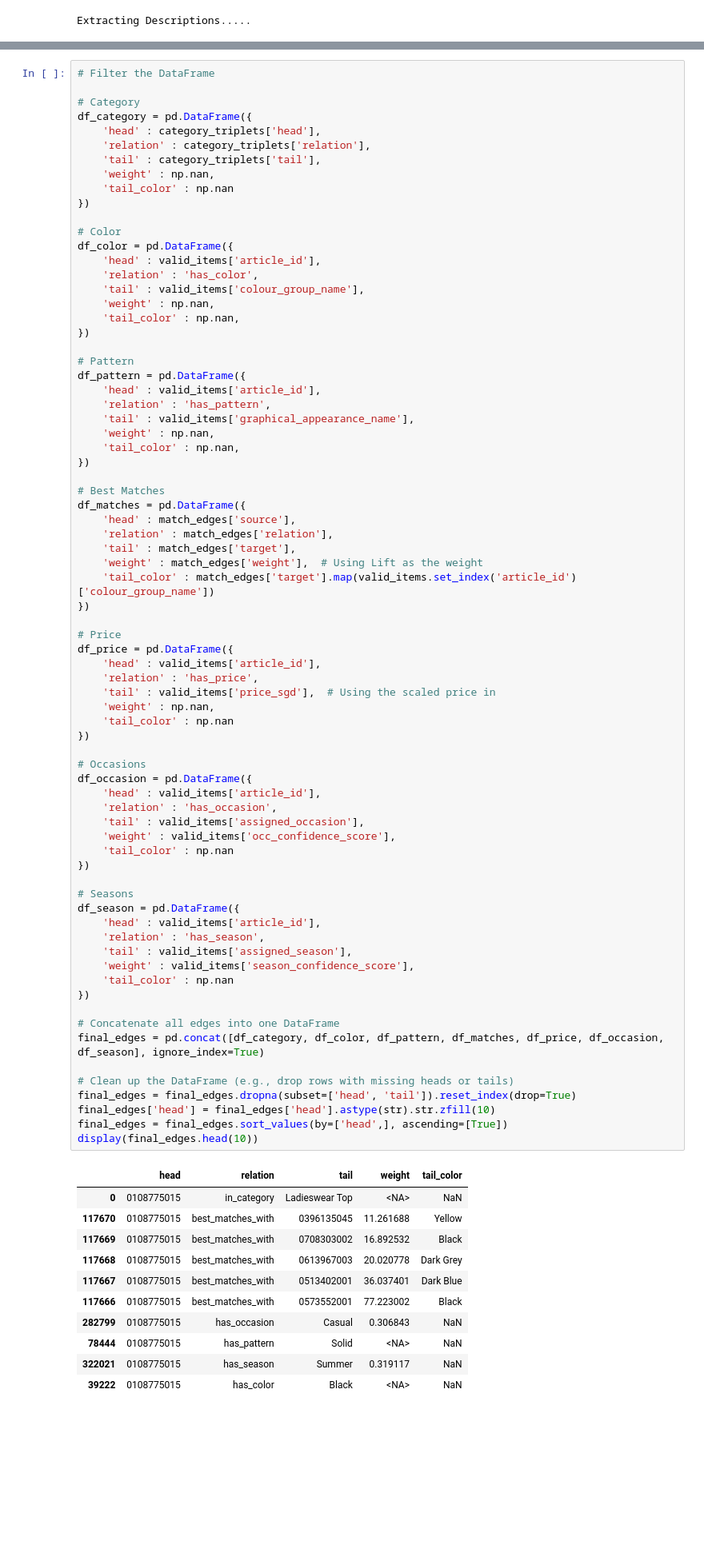
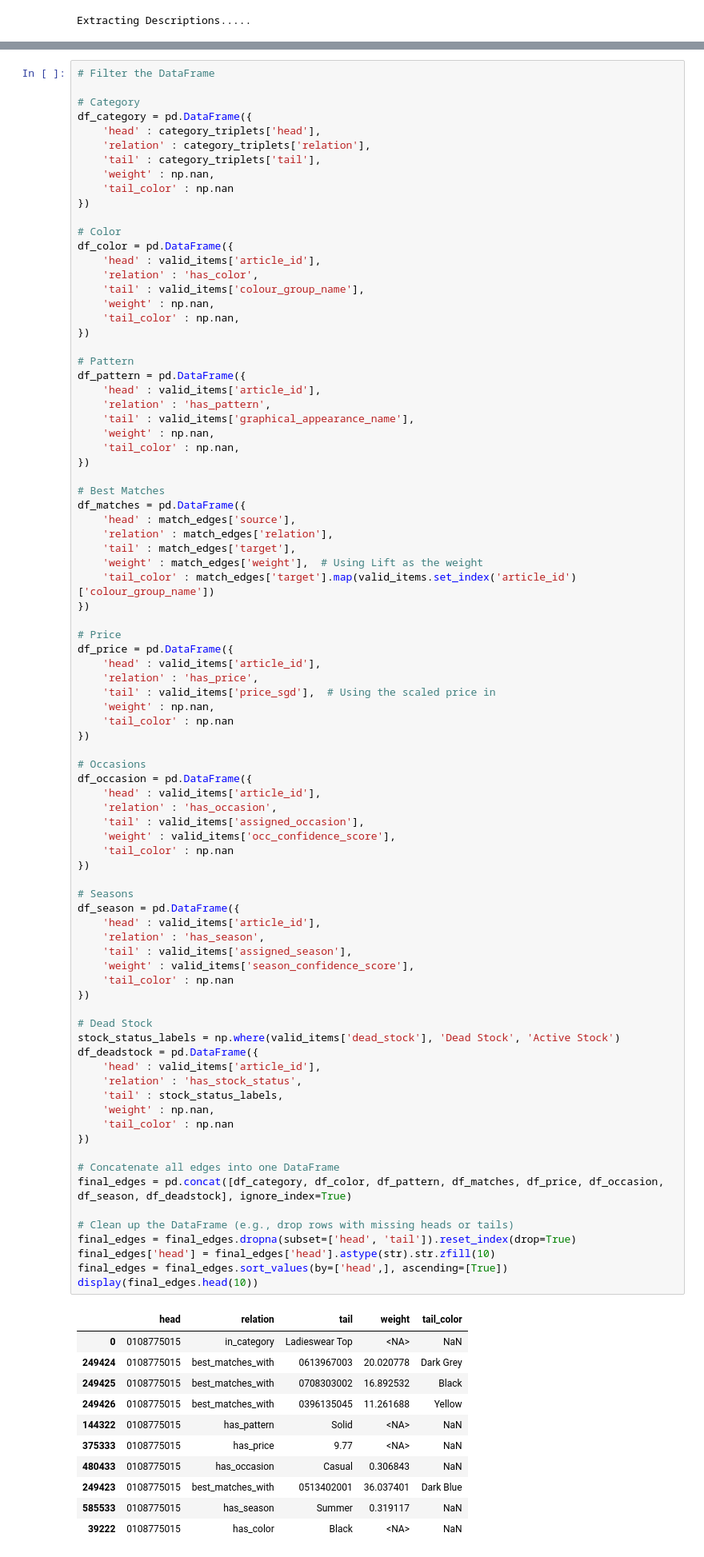
Before and after one commit to victorjongsoon/fashion-recommender, a Jupyter notebook: services/recommender-service/kg/DataProcess.ipynb, the cells around one changed output, grey strips where cells are left out. Shown at 80% size. Saved outputs shown, nothing was run; the diff lists cells and outputs as text; blank space fills up the shorter version.

Commit message:
Update Dead Stock Status

```diff
--- a/services/recommender-service/kg/DataProcess.ipynb
+++ b/services/recommender-service/kg/DataProcess.ipynb
@@ -517,42 +567,52 @@ df_price = pd.DataFrame({
 })
 
 # Occasions
 df_occasion = pd.DataFrame({
     'head' : valid_items['article_id'],
     'relation' : 'has_occasion',
     'tail' : valid_items['assigned_occasion'],
     'weight' : valid_items['occ_confidence_score'],
     'tail_color' : np.nan
 })
 
 # Seasons
 df_season = pd.DataFrame({
     'head' : valid_items['article_id'],
     'relation' : 'has_season',
     'tail' : valid_items['assigned_season'],
     'weight' : valid_items['season_confidence_score'],
     'tail_color' : np.nan
 })
 
+# Dead Stock
+stock_status_labels = np.where(valid_items['dead_stock'], 'Dead Stock', 'Active Stock')
+df_deadstock = pd.DataFrame({
+    'head' : valid_items['article_id'],
+    'relation' : 'has_stock_status',
+    'tail' : stock_status_labels,
+    'weight' : np.nan,
+    'tail_color' : np.nan
+})
+
 # Concatenate all edges into one DataFrame
-final_edges = pd.concat([df_category, df_color, df_pattern, df_matches, df_price, df_occasion, df_season], ignore_index=True)
+final_edges = pd.concat([df_category, df_color, df_pattern, df_matches, df_price, df_occasion, df_season, df_deadstock], ignore_index=True)
 
 # Clean up the DataFrame (e.g., drop rows with missing heads or tails)
 final_edges = final_edges.dropna(subset=['head', 'tail']).reset_index(drop=True)
 final_edges['head'] = final_edges['head'].astype(str).str.zfill(10)
 final_edges = final_edges.sort_values(by=['head',], ascending=[True])
 display(final_edges.head(10))
 # %% [output]
 |  | head | relation | tail | weight | tail_color |
 | 0 | 0108775015 | in_category | Ladieswear Top | <NA> | NaN |
-| 117670 | 0108775015 | best_matches_with | 0396135045 | 11.261688 | Yellow |
-| 117669 | 0108775015 | best_matches_with | 0708303002 | 16.892532 | Black |
-| 117668 | 0108775015 | best_matches_with | 0613967003 | 20.020778 | Dark Grey |
-| 117667 | 0108775015 | best_matches_with | 0513402001 | 36.037401 | Dark Blue |
-| 117666 | 0108775015 | best_matches_with | 0573552001 | 77.223002 | Black |
-| 282799 | 0108775015 | has_occasion | Casual | 0.306843 | NaN |
-| 78444 | 0108775015 | has_pattern | Solid | <NA> | NaN |
-| 322021 | 0108775015 | has_season | Summer | 0.319117 | NaN |
+| 249424 | 0108775015 | best_matches_with | 0613967003 | 20.020778 | Dark Grey |
+| 249425 | 0108775015 | best_matches_with | 0708303002 | 16.892532 | Black |
+| 249426 | 0108775015 | best_matches_with | 0396135045 | 11.261688 | Yellow |
+| 144322 | 0108775015 | has_pattern | Solid | <NA> | NaN |
+| 375333 | 0108775015 | has_price | 9.77 | <NA> | NaN |
+| 480433 | 0108775015 | has_occasion | Casual | 0.306843 | NaN |
+| 249423 | 0108775015 | best_matches_with | 0513402001 | 36.037401 | Dark Blue |
+| 585533 | 0108775015 | has_season | Summer | 0.319117 | NaN |
 | 39222 | 0108775015 | has_color | Black | <NA> | NaN |
 # %% [markdown]
 # -----------------------------------------------------------------------
```
Also changed, not shown: parts of 6 cells of this notebook, 1 other file.
